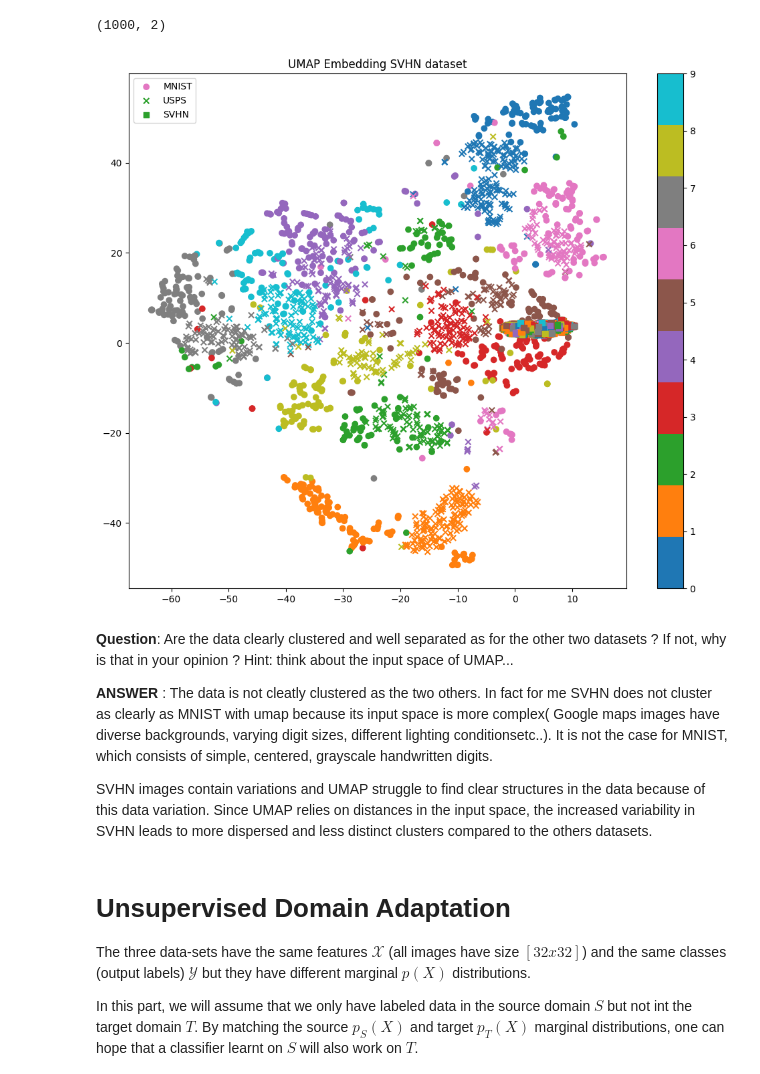
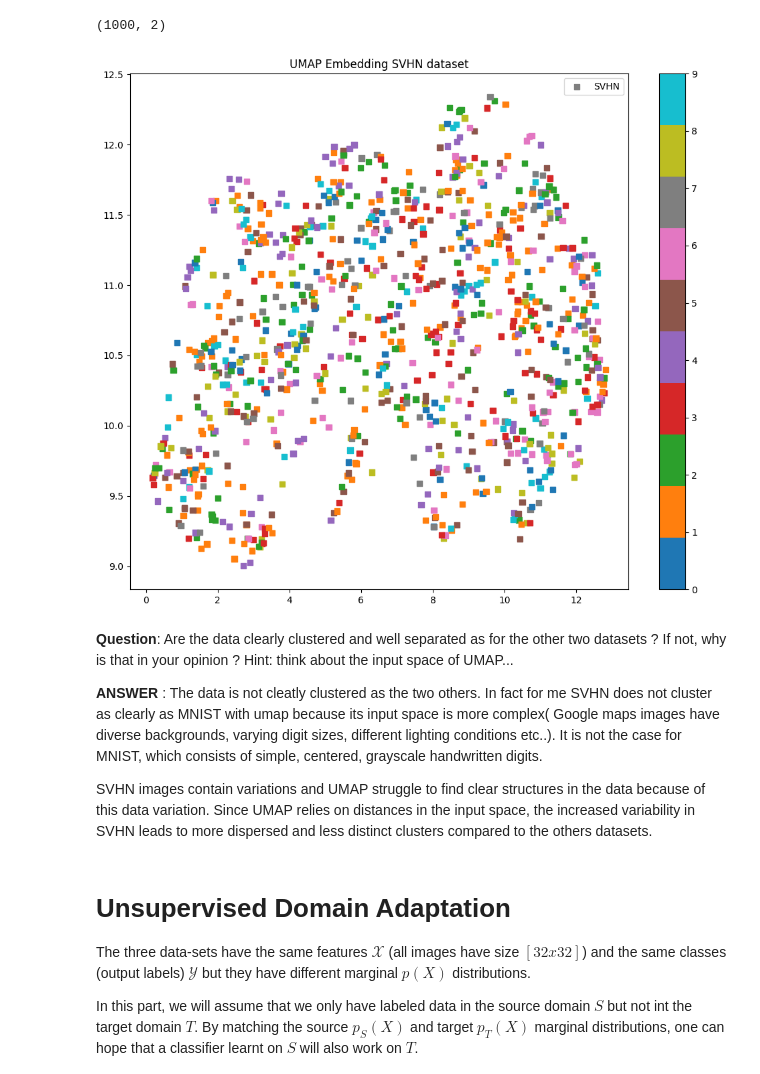
Before and after one commit to arazig/Representation-Learning-for-CV-and-Medical-Imaging, a Jupyter notebook: TP_DomainAdaptation.ipynb, the cells around one changed output. Drawn from its saved outputs; the diff is of its cells as text; code cells hidden in the pictures.

```diff
--- a/TP_DomainAdaptation.ipynb
+++ b/TP_DomainAdaptation.ipynb
@@ -464,24 +499,22 @@ print(umap_SVHN.shape)
 (1000, 2)
 # %%
 
-xpSVHN=umap_SVHN[:nSVHN,:]
+xpSVHN=umap_SVHN
 
 plt.figure(3,(12,10))
 
-plt.scatter(xpMNIST[:,0],xpMNIST[:,1],c=MNIST_ytrain_res,marker='o',cmap='tab10',label='MNIST')
-plt.scatter(xpUSPS[:,0],xpUSPS[:,1],c=USPS_ytrain_res,marker='x',cmap='tab10',label='USPS')
 plt.scatter(xpSVHN[:,0],xpSVHN[:,1],c=SVHN_ytrain_res,marker='s',cmap='tab10',label='SVHN')
 plt.legend()
 plt.colorbar()
 plt.title('UMAP Embedding SVHN dataset')
 plt.show()
 # %% [output]
-[figure, old version]
+[figure, new version]
 # %% [markdown]
 **Question**: Are the data clearly clustered and well separated as for the other two datasets ? If not, why is that in your opinion ?
 Hint: think about the input space of UMAP...
 
-**ANSWER** : The data is not cleatly clustered as the two others. In fact for me SVHN does not cluster as clearly as MNIST with umap because its input space is more complex( Google maps images have diverse backgrounds, varying digit sizes, different lighting conditionsetc..). It is not the case for MNIST, which consists of simple, centered, grayscale handwritten digits.
+**ANSWER** : The data is not cleatly clustered as the two others. In fact for me SVHN does not cluster as clearly as MNIST with umap because its input space is more complex( Google maps images have diverse backgrounds, varying digit sizes, different lighting conditions etc..). It is not the case for MNIST, which consists of simple, centered, grayscale handwritten digits.
 
 SVHN images contain variations and UMAP struggle to find clear structures in the data because of this data variation. Since UMAP relies on distances in the input space, the increased variability in SVHN leads to more dispersed and less distinct clusters compared to the others datasets.
 # %% [markdown]
```
Also changed, not shown: parts of 15 cells of this notebook.
